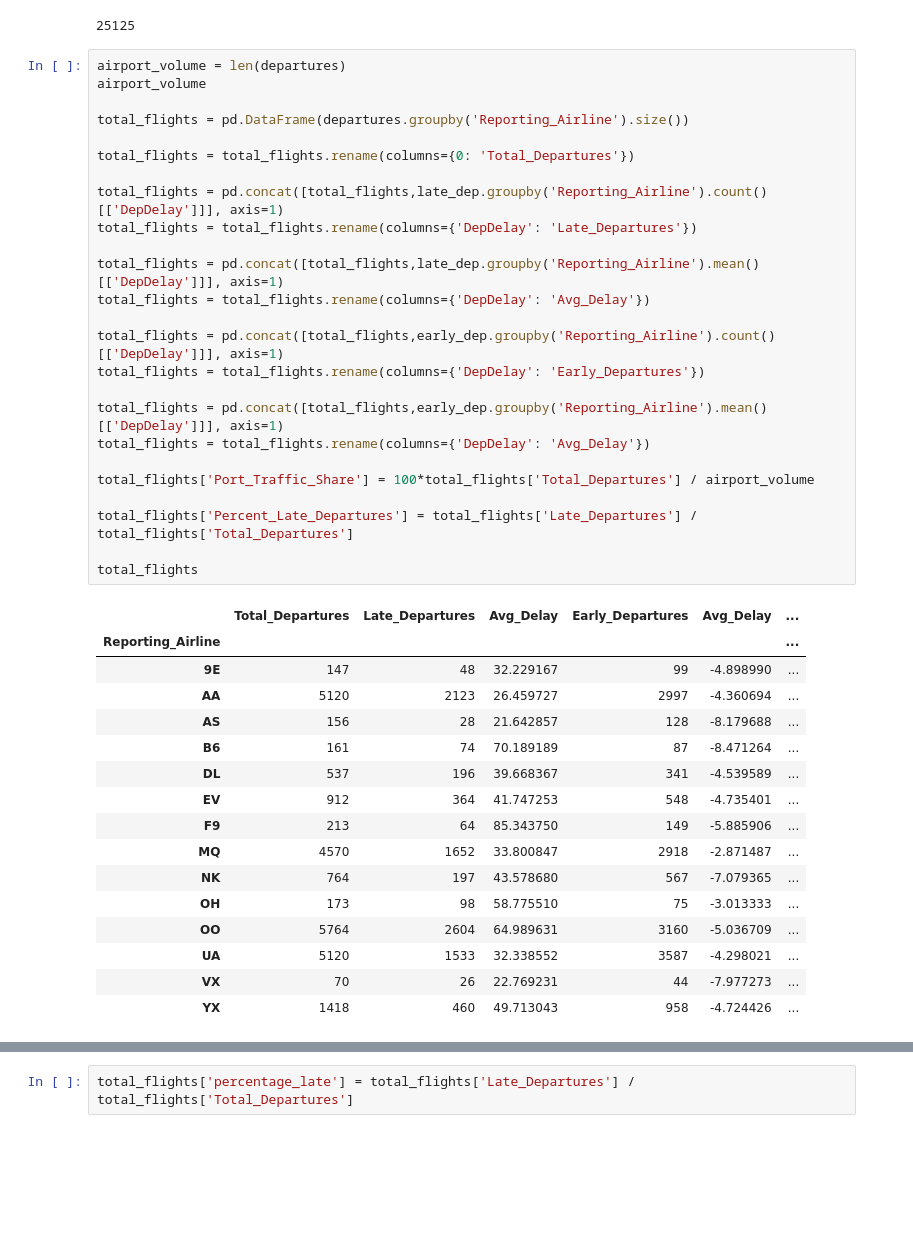
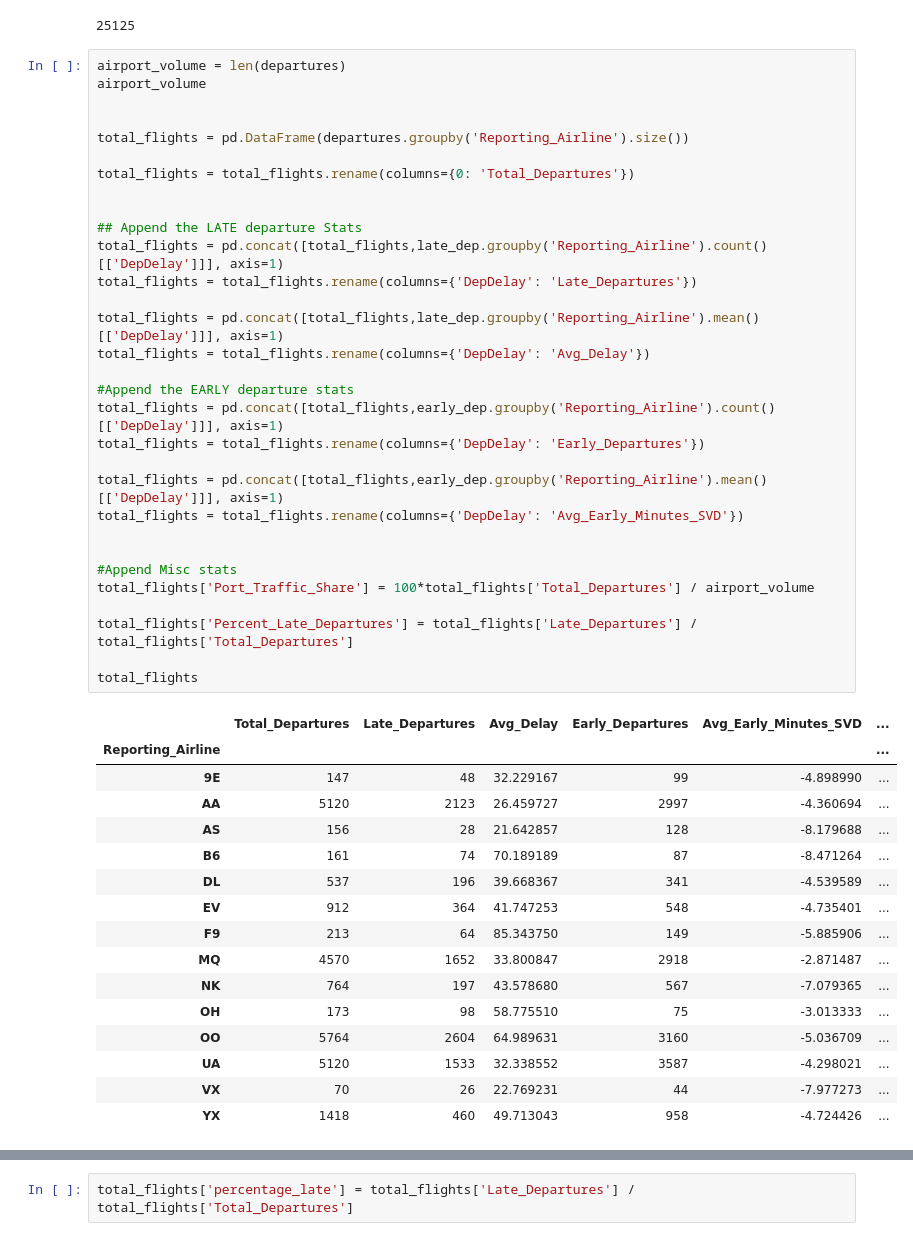
Before and after one commit to ChicagoDev/Flight-Delay-Classification, a Jupyter notebook: notebooks/Average Delay by Airline.ipynb, the cells around one changed output, grey strips where cells are left out. Drawn from its saved outputs; the diff is of its cells as text; blank space fills up the shorter version.

```diff
--- a/notebooks/Average Delay by Airline.ipynb
+++ b/notebooks/Average Delay by Airline.ipynb
@@ -29,30 +31,36 @@ late_dep.DepDelay.mean()
 # %%
 airport_volume = len(departures)
 airport_volume
+
 
 total_flights = pd.DataFrame(departures.groupby('Reporting_Airline').size())
 
 total_flights = total_flights.rename(columns={0: 'Total_Departures'})
 
+
+## Append the LATE departure Stats
 total_flights = pd.concat([total_flights,late_dep.groupby('Reporting_Airline').count()[['DepDelay']]], axis=1)
 total_flights = total_flights.rename(columns={'DepDelay': 'Late_Departures'})
 
 total_flights = pd.concat([total_flights,late_dep.groupby('Reporting_Airline').mean()[['DepDelay']]], axis=1)
 total_flights = total_flights.rename(columns={'DepDelay': 'Avg_Delay'})
 
+#Append the EARLY departure stats
 total_flights = pd.concat([total_flights,early_dep.groupby('Reporting_Airline').count()[['DepDelay']]], axis=1)
 total_flights = total_flights.rename(columns={'DepDelay': 'Early_Departures'})
 
 total_flights = pd.concat([total_flights,early_dep.groupby('Reporting_Airline').mean()[['DepDelay']]], axis=1)
-total_flights = total_flights.rename(columns={'DepDelay': 'Avg_Delay'})
+total_flights = total_flights.rename(columns={'DepDelay': 'Avg_Early_Minutes_SVD'})
 
+
+#Append Misc stats
 total_flights['Port_Traffic_Share'] = 100*total_flights['Total_Departures'] / airport_volume
 
 total_flights['Percent_Late_Departures'] = total_flights['Late_Departures'] / total_flights['Total_Departures']
 
 total_flights
 # %% [output]
-|  | Total_Departures | Late_Departures | Avg_Delay | Early_Departures | Avg_Delay | ... |
+|  | Total_Departures | Late_Departures | Avg_Delay | Early_Departures | Avg_Early_Minutes_SVD | ... |
 | Reporting_Airline |  |  |  |  |  | ... |
 | 9E | 147 | 48 | 32.229167 | 99 | -4.898990 | ... |
 | AA | 5120 | 2123 | 26.459727 | 2997 | -4.360694 | ... |
```
Also changed, not shown: parts of 2 cells of this notebook, 9 other files.
